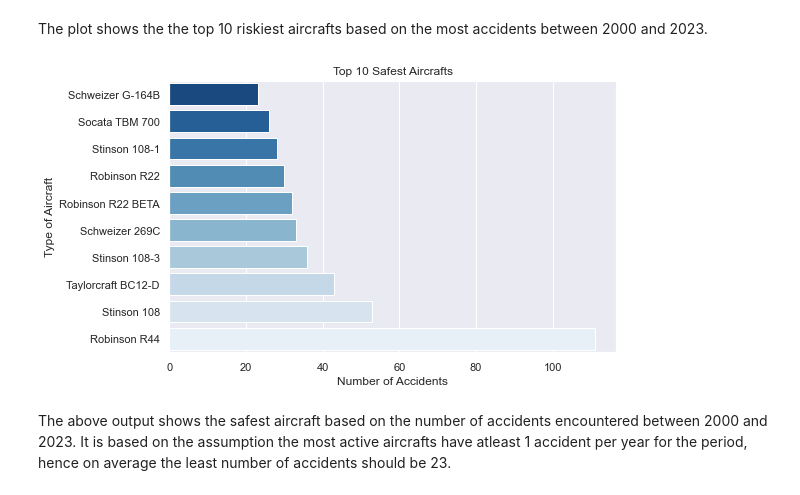
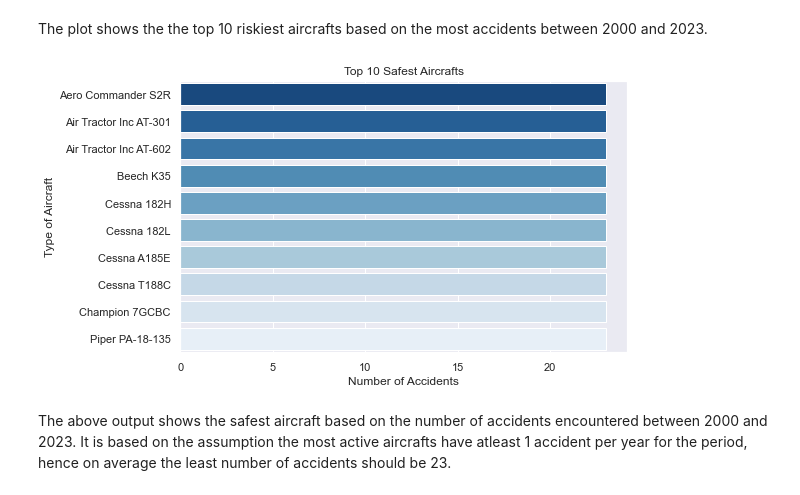
Before and after one commit to Patoh254code/Aviation_risk_analysis_Project, a Jupyter notebook: index.ipynb, the cells around one changed output. Drawn from its saved outputs; the diff is of its cells as text; code cells hidden in the pictures.

```diff
--- a/index.ipynb
+++ b/index.ipynb
@@ -267,35 +264,30 @@ The plot shows the the top 10 riskiest aircrafts based on the most accidents bet
 # %%
 # Identify safest aircrafts based on the lowest number of accidents
 
 # For accuracy lets assume each aircraft has atleast 1 accident per year
 safest_aircraft = (df_clean.groupby('Make_and_Model')
-                   .size()  # Count occurrences
-                   .loc[lambda x: x > 22]# Filter for counts > 22
-                   .tail(10))
-
-# sorts counts from least to most
-safest_aircraft = safest_aircraft.sort_values(ascending=True)
-
+                   .size()  # Count number of accidents
+                   .loc[lambda x: x >= 23]# Filter for counts greater than 22
+                   .nsmallest(10) # Outputs the bottom 10
+                   .sort_values(ascending=True) # sorts counts from least to most
+                   )
 
 # Visualize the safest aicrafts
 fig, ax = plt.subplots(figsize=(8,5))
 sns.set_theme(style='darkgrid')
 
 sns.barplot(y=safest_aircraft.index,
             x=safest_aircraft.values,
             palette='Blues_r')
 ax.set(title='Top 10 Safest Aircrafts',
        xlabel='Number of Accidents',
        ylabel= 'Type of Aircraft',
        )
 
-# show plot
-plt.show()
-
 #save the image and ensure full image displayed
 fig.savefig('Images/Safest-aircrafts.jpg', dpi=300, bbox_inches='tight')
 # %% [output]
-[figure, old version]
+[figure, new version]
 # %% [markdown]
 The above output shows the safest aircraft based on the number of accidents encountered between 2000 and 2023. It is based on the assumption the most active aircrafts have atleast 1 accident per year for the period, hence on average the least number of accidents should be 23.
 # %% [markdown]
```
Also changed, not shown: parts of 5 cells of this notebook, 8 other files.
